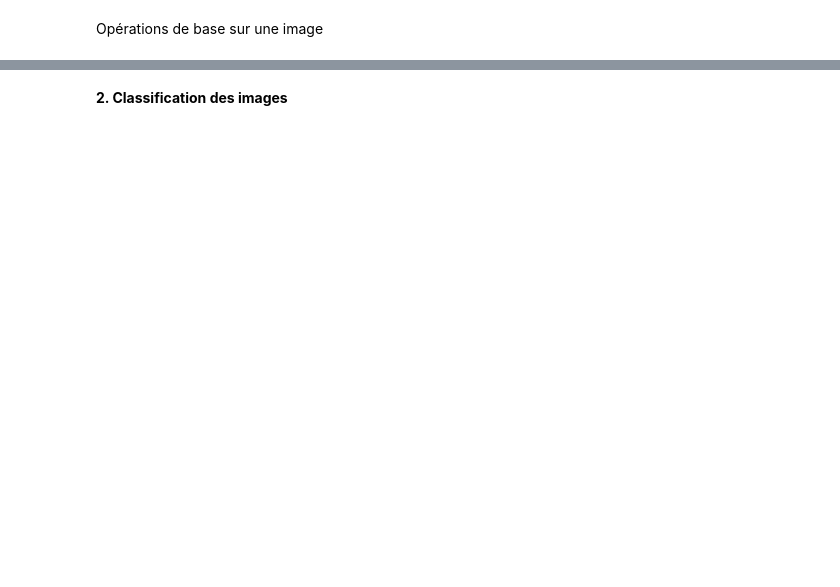
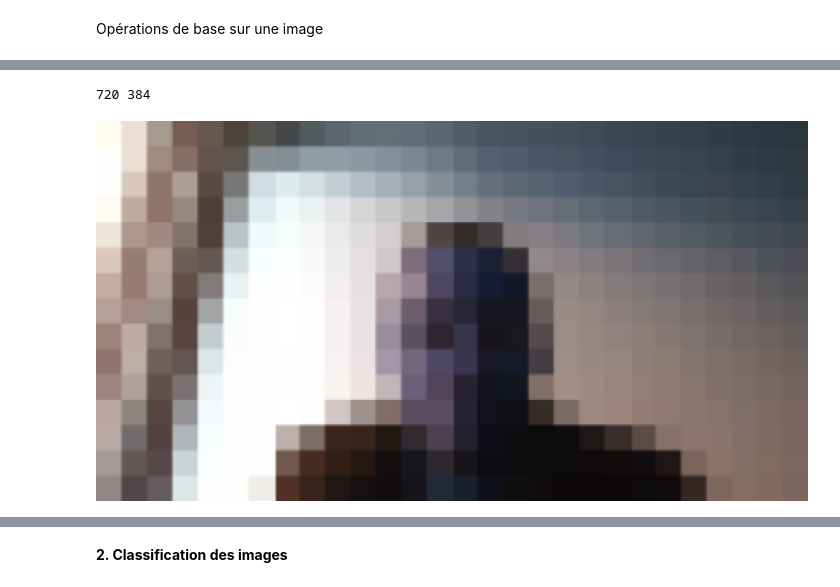
Before and after one commit to khaliltriki/PROJET_IA, a Jupyter notebook: lab_reconnissance_facial.ipynb, the cells around one changed output, grey strips where cells are left out. Saved outputs shown, nothing was run; the diff lists cells and outputs as text; code cells hidden in the pictures; blank space fills up the shorter version.

```diff
--- a/lab_reconnissance_facial.ipynb
+++ b/lab_reconnissance_facial.ipynb
@@ -132,6 +120,14 @@ I1=#
 # %%
 # Changer la resolution de l'image
 # Utiliser la fonction resize
+import imutils
+import cv2
+from google.colab.patches import cv2_imshow
 from skimage.transform import resize
-
-I1=#
+I1 = imutils.resize(I1, width=720)
+(h, w) = I1.shape[:2]
+print(w,h)
+cv2_imshow(I1)
+# %% [output]
+720 384
+[figure, added]
```
Also changed, not shown: parts of 45 cells of this notebook, 8 other files.
